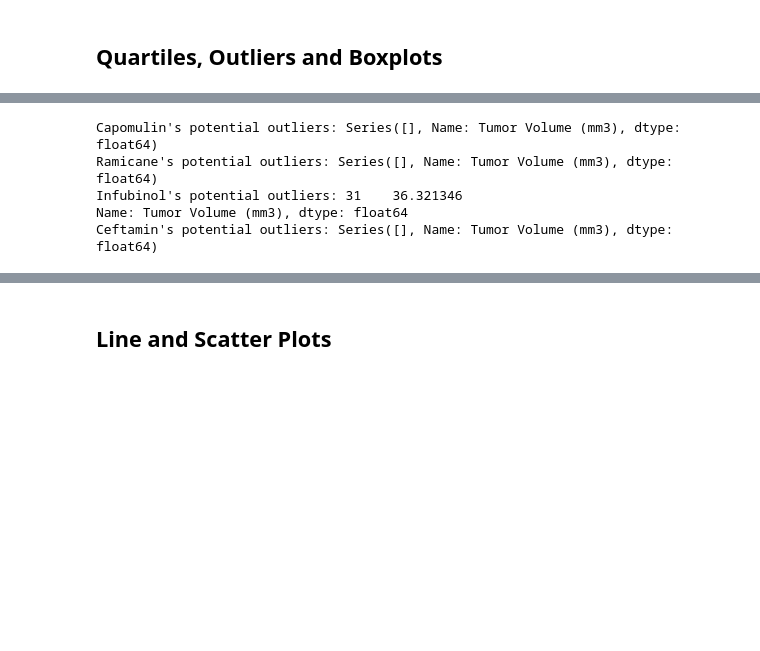
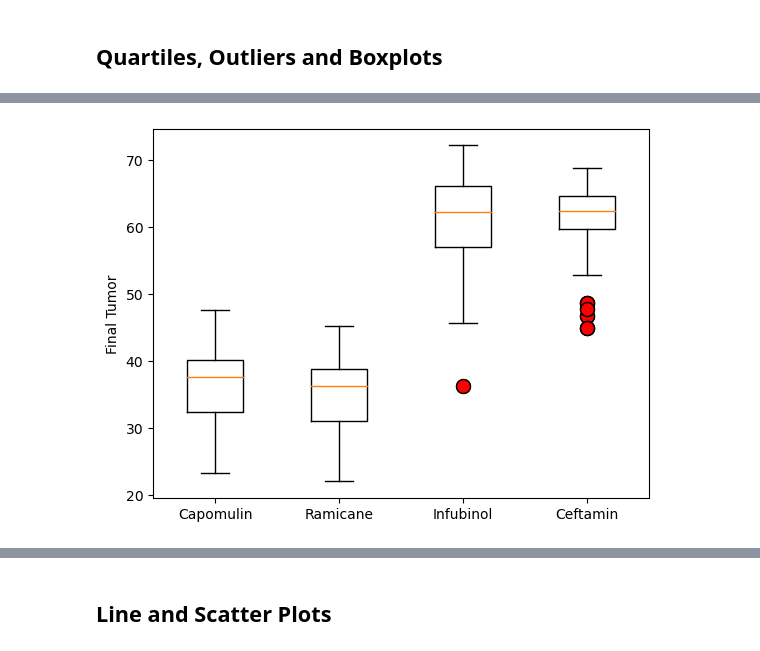
Before and after one commit to azbennett/Pymaceuticals, a Jupyter notebook: pymaceuticals_starter.ipynb, the cells around one changed output, grey strips where cells are left out. Cells and saved outputs as stored; diff of their text form; code cells hidden in the pictures; blank space fills up the shorter version.

```diff
--- a/pymaceuticals_starter.ipynb
+++ b/pymaceuticals_starter.ipynb
@@ -214,6 +226,14 @@ plt.show()
 # Capomulin, Ramicane, Infubinol, and Ceftamin
 
 # Start by getting the last (greatest) timepoint for each mouse
-
+maxvol_permouse_val = research_df.groupby(['Mouse ID'])['Timepoint'].idxmax()
+max_vol_df = research_df.loc[maxvol_permouse_val][['Mouse ID', 'Tumor Volume (mm3)']]
 
 # Merge this group df with the original DataFrame to get the tumor volume at the last timepoint
+
+merged_df = pd.merge(research_df, max_vol_df, on='Mouse ID', suffixes=('', '_x'))
+merged_df.rename(columns={'Tumor Volume (mm3)_x':'Final Tumor Volume (mm3)'}, inplace=True)
+#merged_df
+
+final_four = merged_df[merged_df['Drug Regimen'].isin(['Capomulin', 'Ramicane', 'Infubinol', 'Ceftamin'])]
+final_four
@@ -220,25 +254,36 @@ plt.show()
 # %%
 # Put treatments into a list for for loop (and later for plot labels)
+treatments = ['Capomulin', 'Ramicane', 'Infubinol', 'Ceftamin']
+
+# Create empty list to fill with tumor vol data (for plotting)
+tumor_vol_data = []
+
+for drugs in treatments:
+    drug_data = final_four[final_four['Drug Regimen'] == drugs]
+    regimen_final_tumor_volumes = drug_data['Final Tumor Volume (mm3)']
+    tumor_vol_data.append(regimen_final_tumor_volumes)
 
 
-# Create empty list to fill with tumor vol data (for plotting)
+fig1, ax1 = plt.subplots()
+ax1.boxplot(tumor_vol_data, flierprops=dict(marker='o', markersize=10, markerfacecolor='red'))
+ax1.set_xticklabels(treatments)
+ax1.set_ylabel('Final Tumor')
+
+plt.show()
+
 
 
 # Calculate the IQR and quantitatively determine if there are any potential outliers.
 
 
     # Locate the rows which contain mice on each drug and get the tumor volumes
 
 
     # add subset
 
 
     # Determine outliers using upper and lower bounds
 # %% [output]
-Capomulin's potential outliers: Series([], Name: Tumor Volume (mm3), dtype: float64)
-Ramicane's potential outliers: Series([], Name: Tumor Volume (mm3), dtype: float64)
-Infubinol's potential outliers: 31    36.321346
-Name: Tumor Volume (mm3), dtype: float64
-Ceftamin's potential outliers: Series([], Name: Tumor Volume (mm3), dtype: float64)
+[figure, added]
 # %%
 # Generate a box plot that shows the distrubution of the tumor volume for each treatment group.
```
Also changed, not shown: parts of 9 cells of this notebook, 1 other file.
